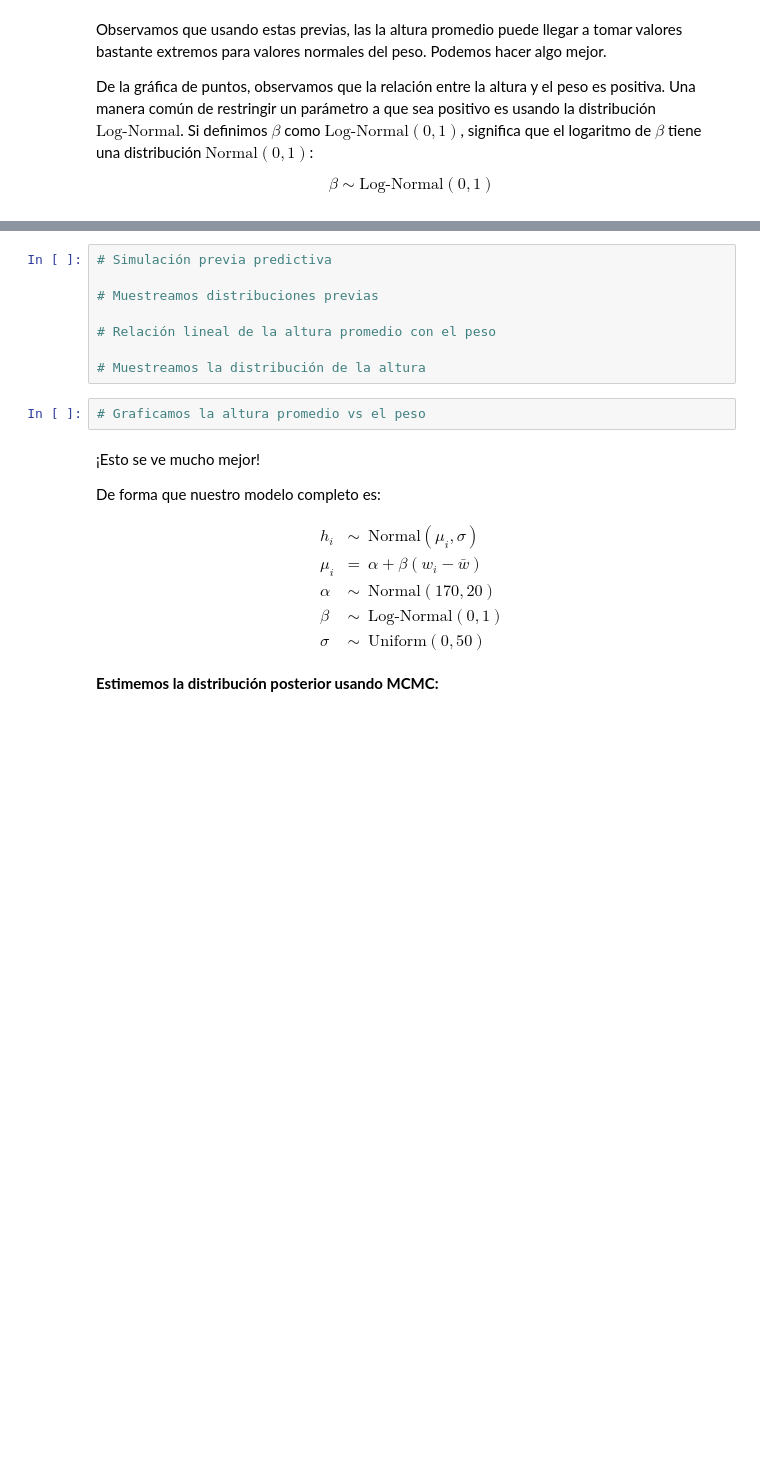
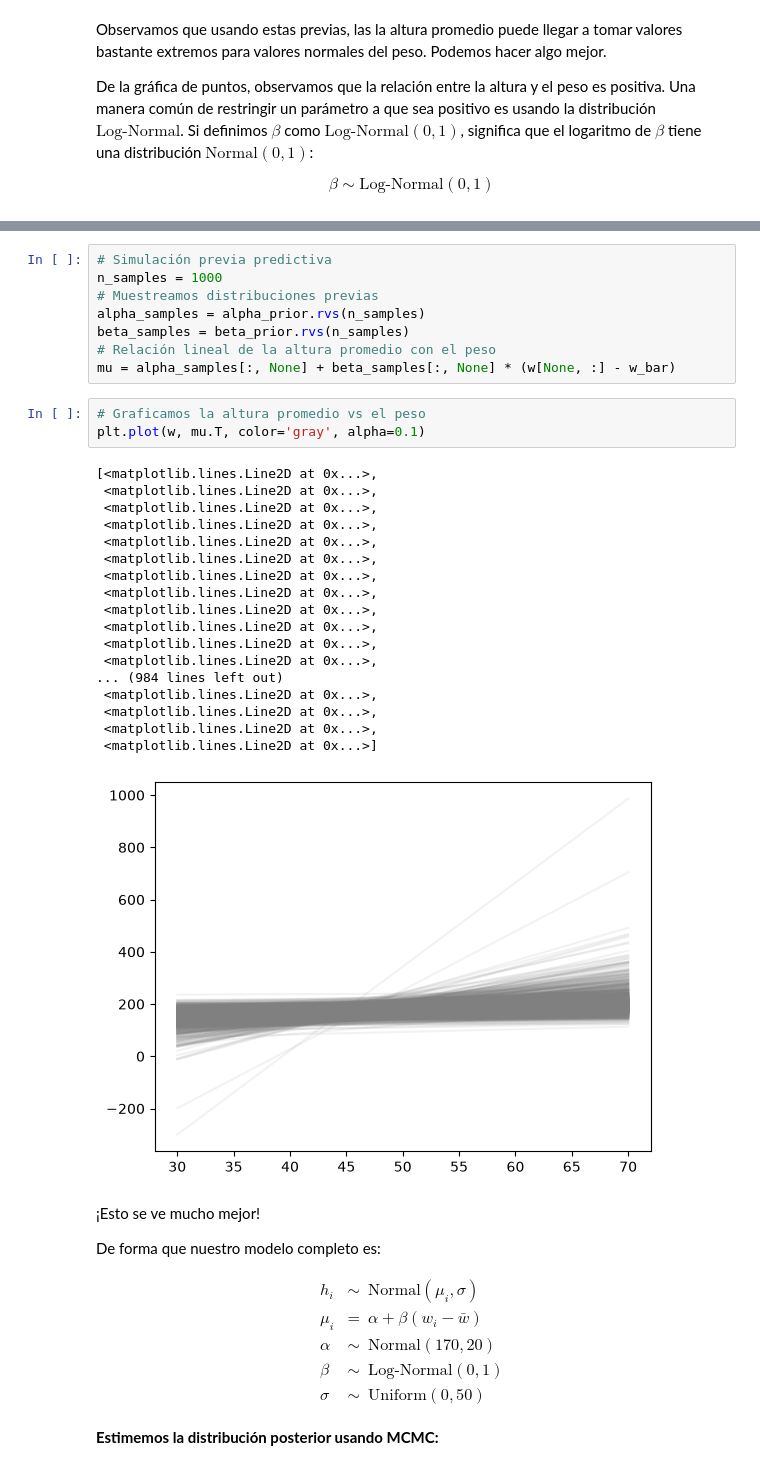
Before and after one commit to MichelleRomoM/mgp2026, a Jupyter notebook: m1-intro-modelado-probabilistico/c5-regresion-lineal-bayesiana/3-modelos-regresion-lineal.ipynb, the cells around one changed output, grey strips where cells are left out. Cells and saved outputs as stored; diff of their text form; blank space fills up the shorter version.

```diff
--- a/m1-intro-modelado-probabilistico/c5-regresion-lineal-bayesiana/3-modelos-regresion-lineal.ipynb
+++ b/m1-intro-modelado-probabilistico/c5-regresion-lineal-bayesiana/3-modelos-regresion-lineal.ipynb
@@ -118,13 +179,33 @@ $$
 # %%
 # Simulación previa predictiva
-
+n_samples = 1000
 # Muestreamos distribuciones previas
-
+alpha_samples = alpha_prior.rvs(n_samples)
+beta_samples = beta_prior.rvs(n_samples)
 # Relación lineal de la altura promedio con el peso
-
-# Muestreamos la distribución de la altura
+mu = alpha_samples[:, None] + beta_samples[:, None] * (w[None, :] - w_bar)
 # %%
 # Graficamos la altura promedio vs el peso
+plt.plot(w, mu.T, color='gray', alpha=0.1)
+# %% [output]
+[<matplotlib.lines.Line2D at 0x...>,
+ <matplotlib.lines.Line2D at 0x...>,
+ <matplotlib.lines.Line2D at 0x...>,
+ <matplotlib.lines.Line2D at 0x...>,
+ <matplotlib.lines.Line2D at 0x...>,
+ <matplotlib.lines.Line2D at 0x...>,
+ <matplotlib.lines.Line2D at 0x...>,
+ <matplotlib.lines.Line2D at 0x...>,
+ <matplotlib.lines.Line2D at 0x...>,
+ <matplotlib.lines.Line2D at 0x...>,
+ <matplotlib.lines.Line2D at 0x...>,
+ <matplotlib.lines.Line2D at 0x...>,
+... (984 lines left out)
+ <matplotlib.lines.Line2D at 0x...>,
+ <matplotlib.lines.Line2D at 0x...>,
+ <matplotlib.lines.Line2D at 0x...>,
+ <matplotlib.lines.Line2D at 0x...>]
+[figure, added]
 # %% [markdown]
 ¡Esto se ve mucho mejor!
 
```
Also changed, not shown: parts of 40 cells of this notebook, 1 other file.
